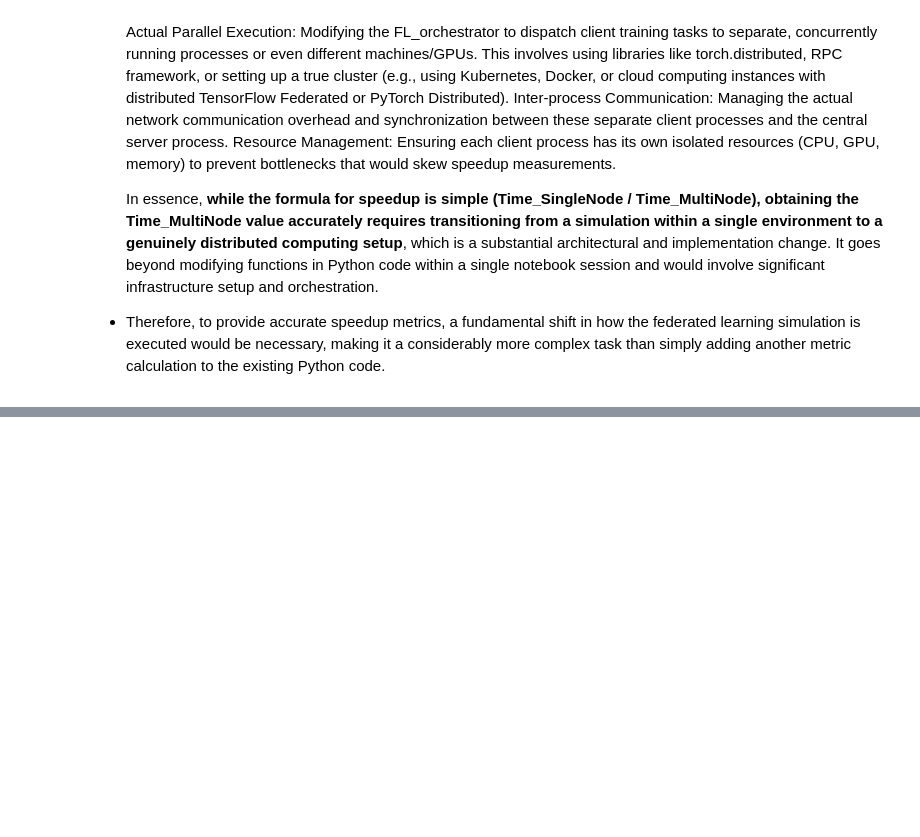
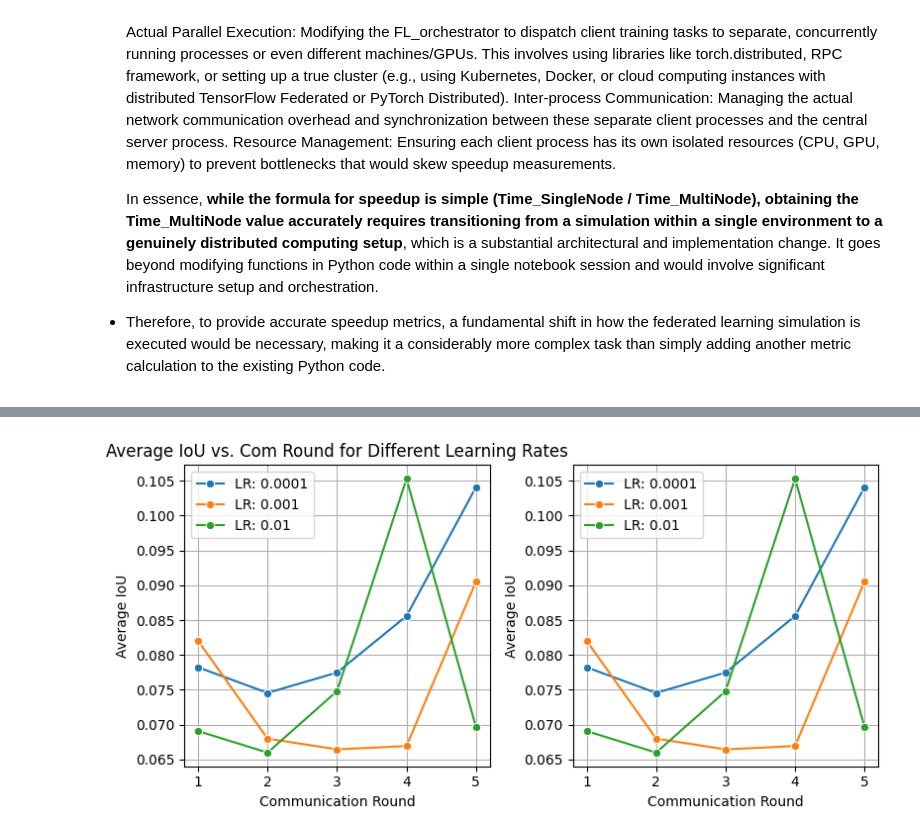
Before and after one commit to MurthyRao/Distributed-and-Parallel-ML-Large-Scale-Deep-Networks-Medical-Image-Segmentation, a Jupyter notebook: ML_System_Optimization_Assignment2_GROUP2.ipynb, the cells around one changed output, grey strips where cells are left out. Cells and saved outputs as stored; diff of their text form; code cells hidden in the pictures; blank space fills up the shorter version.

```diff
--- a/ML_System_Optimization_Assignment2_GROUP2.ipynb
+++ b/ML_System_Optimization_Assignment2_GROUP2.ipynb
@@ -1156,0 +1682,32 @@ Here's why:
+# %%
+
+plt.figure(figsize=(8, 4)) # Adjust figure size to accommodate two plots
+
+
+# Subplot 1: Average Dice Coefficient
+plt.subplot(1, 2, 1) # 1 row, 2 columns, 1st plot
+
+for lr, history_df in all_fl_histories.items():
+    sns.lineplot(x='round', y='avg_iou', data=history_df, marker='o', label=f'LR: {lr}')
+
+plt.title('Average IoU vs. Com Round for Different Learning Rates')
+plt.xlabel('Communication Round')
+plt.ylabel('Average IoU')
+plt.grid(True)
+plt.legend()
+
+
+plt.subplot(1, 2, 2) # 1 row, 2 columns, 2nd plot
+for lr, history_df in all_fl_histories.items():
+    sns.lineplot(x='round', y='avg_iou', data=history_df, marker='o', label=f'LR: {lr}')
+
+#plt.title('Average IoU vs. Com Round for Different Learning Rates')
+plt.xlabel('Communication Round')
+plt.ylabel('Average IoU')
+plt.grid(True)
+
+plt.tight_layout()
+
+plt.show()
+# %% [output]
+[figure, added]
```
Also changed, not shown: parts of 31 cells of this notebook.
